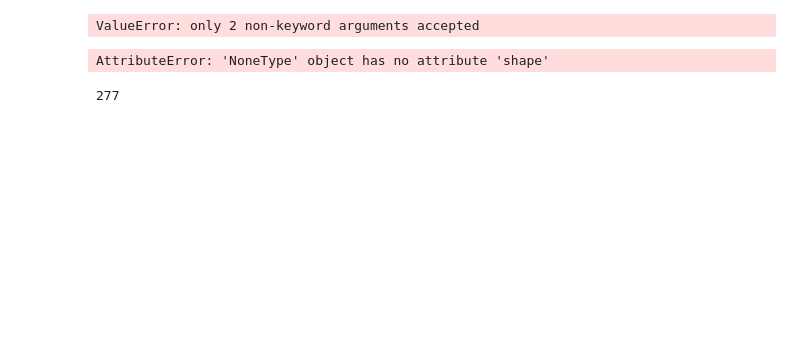
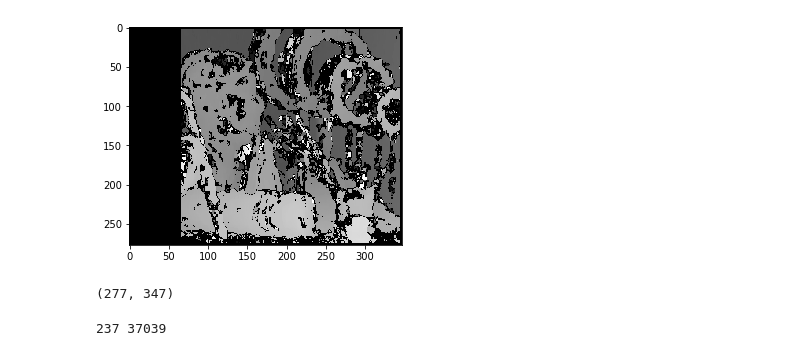
Before and after one commit to vaibhavfx7/Celestini, a Jupyter notebook: question C/Untitled1.ipynb, the cells around one changed output. Drawn from its saved outputs; the diff is of its cells as text; code cells hidden in the pictures; blank space fills up the shorter version.

```diff
--- a/question C/Untitled1.ipynb
+++ b/question C/Untitled1.ipynb
@@ -4,42 +4,0 @@ import numpy as np
-# %%
-def cut(disparity, image, threshold):
-    for i in range(0, image.height):
-        for j in range(0, image.width):
-        # keep closer object
-            if cv2.GetReal2D(disparity,i,j) > threshold:
-                cv2.Set2D(disparity,i,j,cv2.Get2D(image,i,j))
-
-# loading the stereo pair
-left  = cv2.imread('im0.png',cv2.IMREAD_GRAYSCALE)
-right = cv2.imread('im1.png',cv2.IMREAD_GRAYSCALE)
-lheight, lwidth = left.shape
-rheight, rwidth = right.shape
-disparity_left  = np.array(lheight, lwidth,10)
-disparity_right = np.array(rheight, rwidth,10)
-
-# data structure initialization
-state = cv2.CreateStereoGCState(16,2)
-# running the graph-cut algorithm
-cv2.FindStereoCorrespondenceGC(left,right,
-                          disparity_left,disparity_right,state)
-
-disp_left_visual = cv2.CreateMat(left.height, left.width, cv2.cv2_8U)
-cv2.ConvertScale( disparity_left, disp_left_visual, -16 );
-cv2.Save( "disparity.pgm", disp_left_visual ); # save the map
-
-# cutting the object farthest of a threshold (120)
-cut(disp_left_visual,left,120)
-
-cv2.NamedWindow('Disparity map', cv2.cv2_WINDOW_AUTOSIZE)
-cv2.ShowImage('Disparity map', disp_left_visual)
-cv2.WaitKey()
-# %% [output]
-ValueError: only 2 non-keyword arguments accepted
-# %%
-x,y=right.shape
-# %% [output]
-AttributeError: 'NoneType' object has no attribute 'shape'
-# %%
-x
-# %% [output]
-277
@@ -45,0 +7,17 @@ x
+# %%
+left=cv2.imread('im0.png',0)
+right=cv2.imread('im1.png',0)
+gnd_truth=cv2.imread("mask0nocc.png",0)
+#stereo = cv2.StereoBM(cv2.STEREO_BM_BASIC_PRESET,ndisparities=16, SADWindowSize=15)
+stereo=cv2.StereoBM_create(numDisparities=64, blockSize=7)
+disparity = stereo.compute(left,right)
+plt.imshow(disparity,'gray')
+plt.savefig('foo.png')
+disp=cv2.imread('foo.png',0)
+plt.show()
+# %% [output]
+[figure, added]
+# %%
+img1.shape
+# %% [output]
+(277, 347)
@@ -45,0 +29,14 @@ x
+# %%
+#sum of absolute difference
+d=0
+p=0
+c=sys.maxsize
+for i in range(img1.shape[0]):
+    s+=((img2[1]-img1[1])+(img2[0]-d-img1[0]))**2
+    p=sum(s)
+    if p<c:
+        c=p
+        d=i
+print(d,c)
+# %% [output]
+237 37039
```
Also changed, not shown: parts of 11 cells of this notebook.
